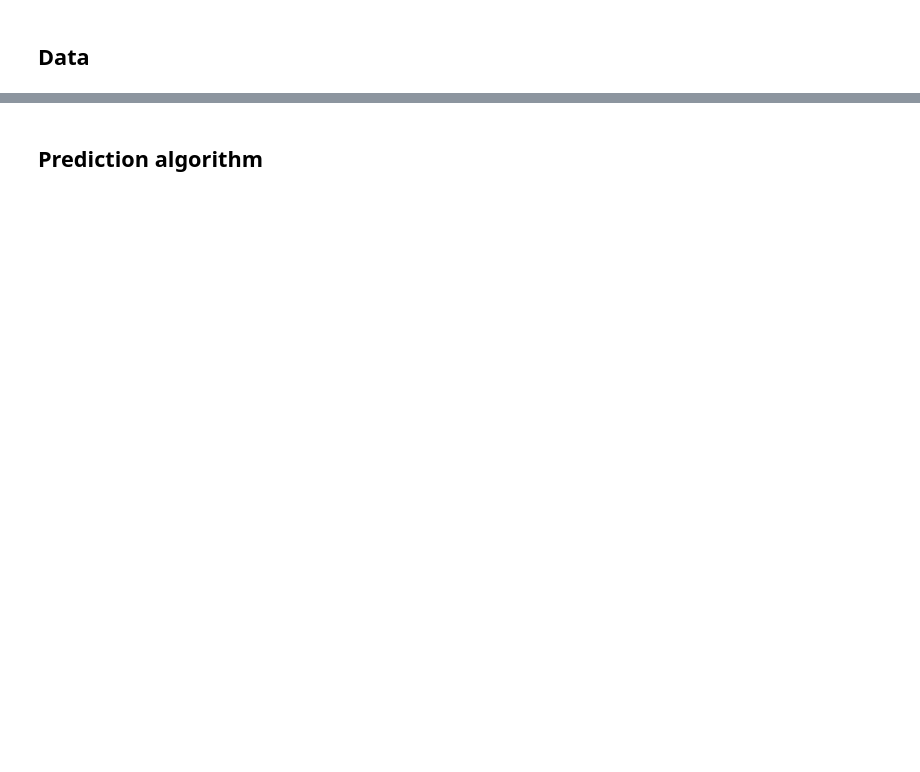
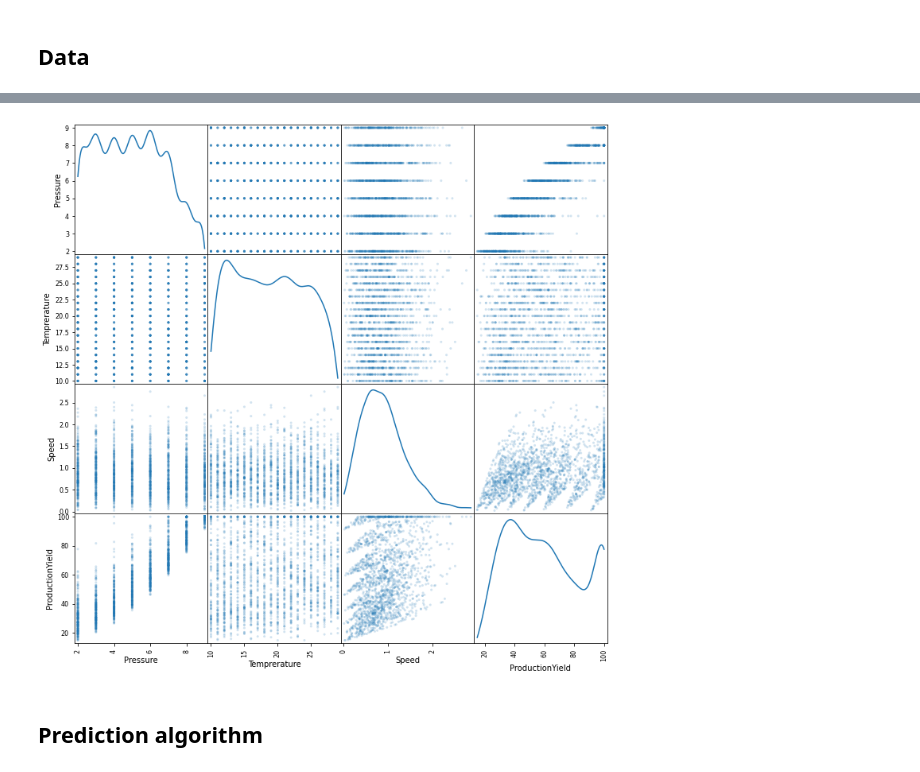
Before and after one commit to mmortazavi/productionOptimization, a Jupyter notebook: prodOpt.ipynb, the cells around one changed output, grey strips where cells are left out. Cells and saved outputs as stored; diff of their text form; code cells hidden in the pictures; blank space fills up the shorter version.

```diff
--- a/prodOpt.ipynb
+++ b/prodOpt.ipynb
@@ -44,3 +45,10 @@ df.describe()
+# %%
+from pandas.plotting import scatter_matrix
+
+#now plot using pandas
+scatter_matrix(df, alpha=0.2, figsize=(12, 12), diagonal='kde');
+# %% [output]
+[figure, added]
 # %% [markdown]
 ## Prediction algorithm
 # %%
```
Also changed, not shown: parts of 21 cells of this notebook.
